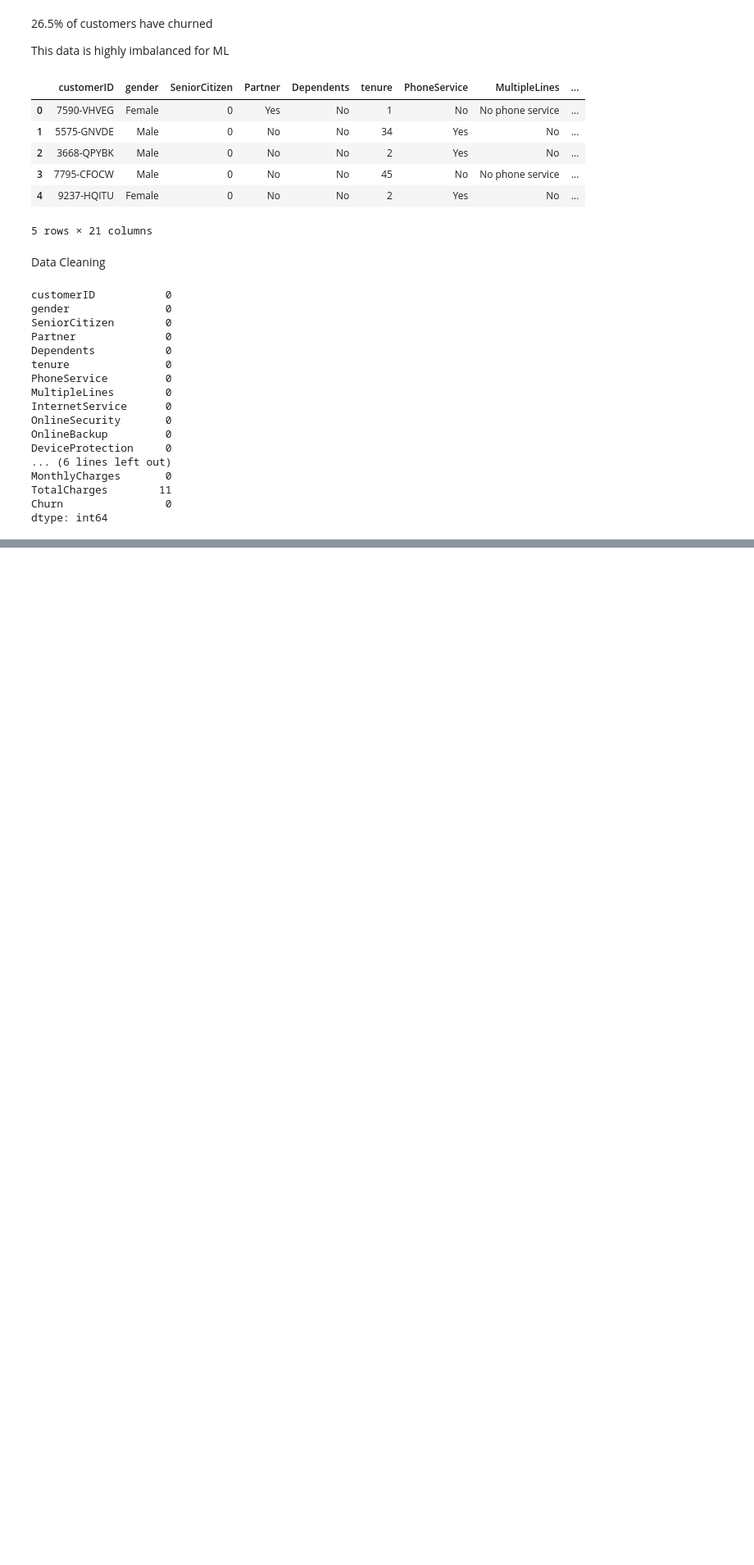
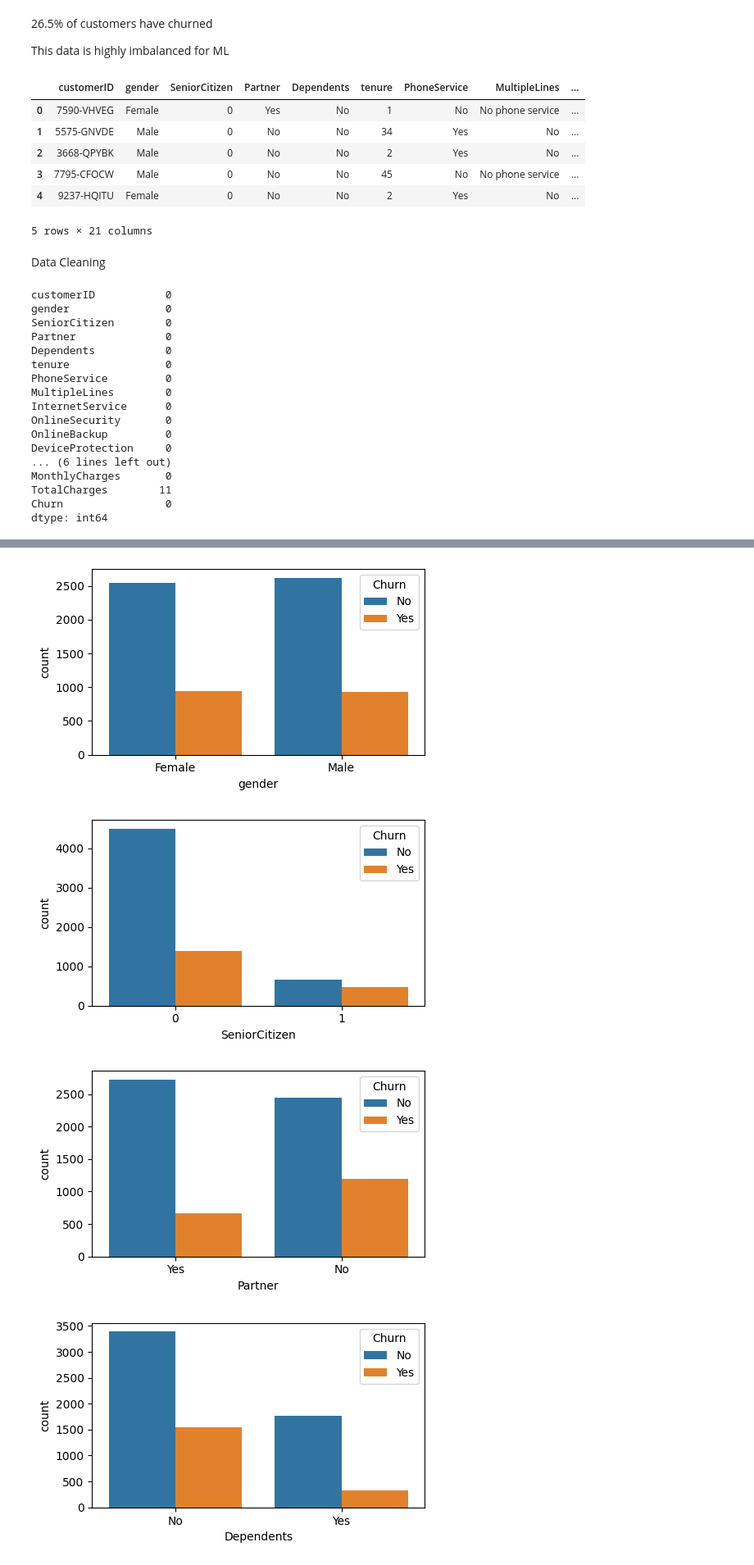
Before and after one commit to Allen-Ngbede/Telco_Customer_Churn_Prediction, a Jupyter notebook: EDA_telco_churn.ipynb, the cells around one changed output, grey strips where cells are left out. Shown at 82% size. Drawn from its saved outputs; the diff is of its cells as text; code cells hidden in the pictures; blank space fills up the shorter version.

```diff
--- a/EDA_telco_churn.ipynb
+++ b/EDA_telco_churn.ipynb
@@ -149,0 +167,3 @@ dtype: int64
+# %%
+#the missing values are few so we can safely drop them
+df.dropna(how= 'any', inplace=True)
@@ -149,0 +197,4 @@ dtype: int64
+# %%
+#cluster customers by tenure using bins
+labels = ["{0} - {1}".format(i, i + 11) for i in range(1, 72, 12)]
+df['tenure_group'] = pd.cut(df.tenure, range(1, 80, 12), right=False, labels=labels)
@@ -149,0 +212,4 @@ dtype: int64
+# %%
+#remove columns that won't be used for modeling
+df.drop(['customerID', 'tenure'], axis=1, inplace=True)
+df.head()
@@ -149,0 +229,10 @@ dtype: int64
+# %%
+for i, predictor in enumerate(df.drop(columns=['Churn', 'TotalCharges', 'MonthlyCharges'])):
+    plt.figure(i, figsize=(5, 3))
+    sns.countplot(data=df, x=predictor, hue='Churn')
+    plt.tight_layout()
+# %% [output]
+[figure, added]
+[figure, added]
+[figure, added]
+[figure, added]
```
Also changed, not shown: parts of 8 cells of this notebook.
